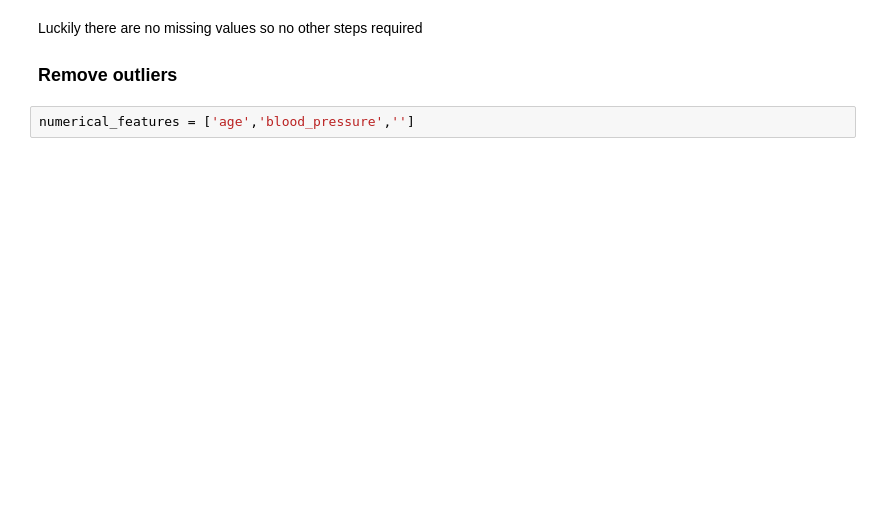
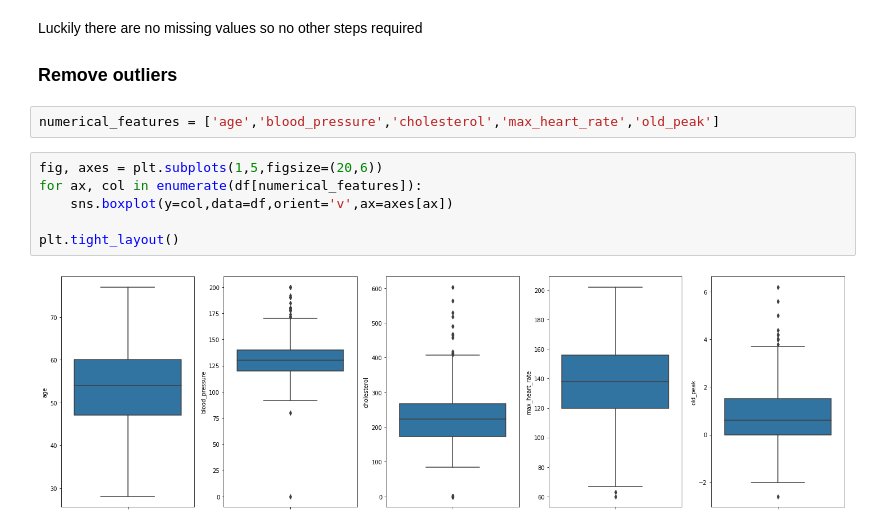
Before and after one commit to danelindiongco/Heart-Disease-Project, a Jupyter notebook: Heart Disease Project.ipynb, the cells around one changed output. Cells and saved outputs as stored; diff of their text form; blank space fills up the shorter version.

```diff
--- a/Heart Disease Project.ipynb
+++ b/Heart Disease Project.ipynb
@@ -124,4 +150,12 @@ Luckily there are no missing values so no other steps required
 
 ### Remove outliers
 # %%
-numerical_features = ['age','blood_pressure','']
+numerical_features = ['age','blood_pressure','cholesterol','max_heart_rate','old_peak']
+# %%
+fig, axes = plt.subplots(1,5,figsize=(20,6))
+for ax, col in enumerate(df[numerical_features]):
+    sns.boxplot(y=col,data=df,orient='v',ax=axes[ax])
+
+plt.tight_layout()
+# %% [output]
+[figure, added]
```
Also changed, not shown: parts of 54 cells of this notebook.
